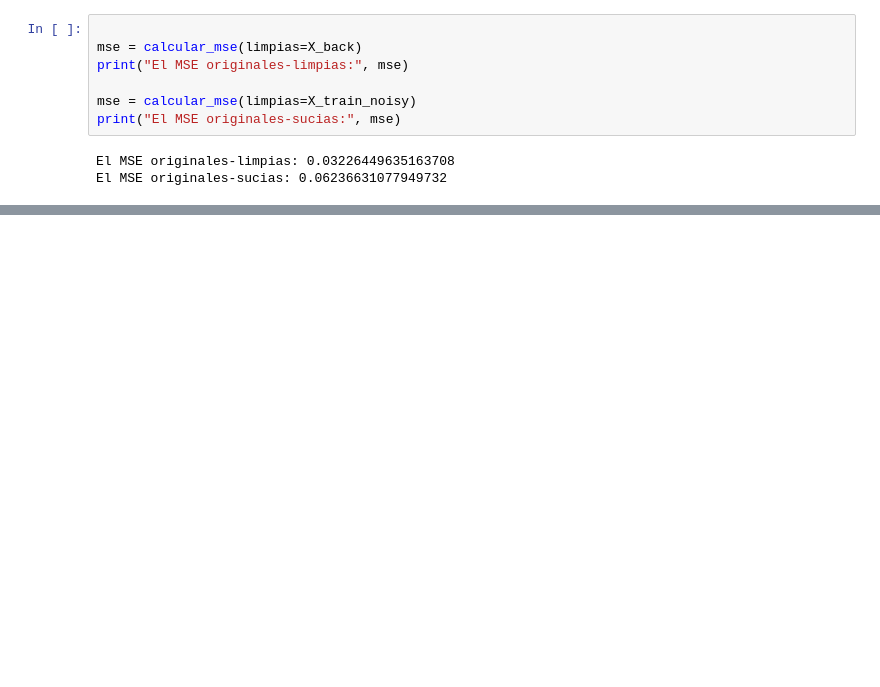
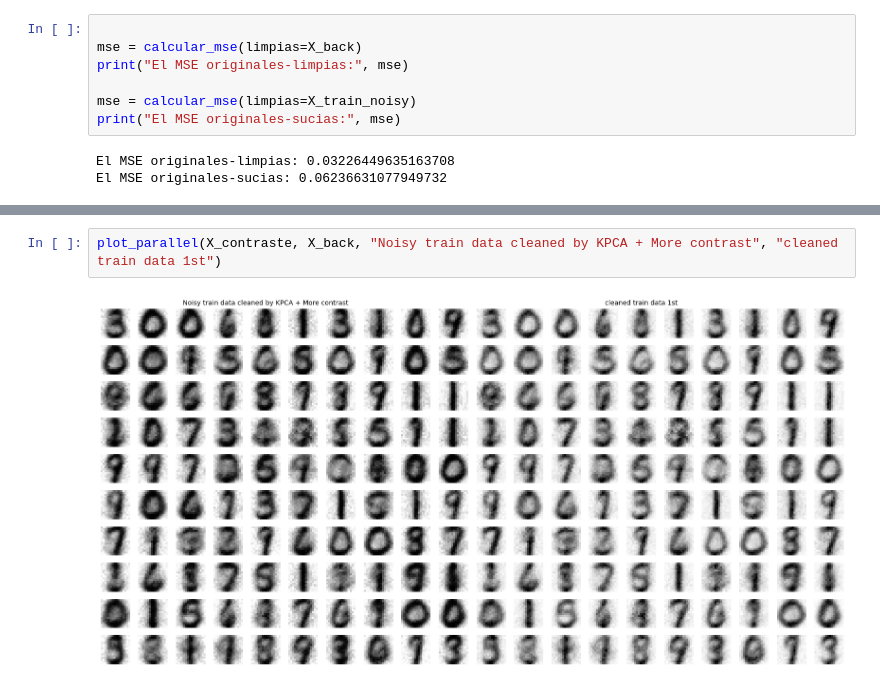
Before and after one commit to jemarle/AMII, a Jupyter notebook: Proyecto_denoising/Pr_denoising_carlos_propia.ipynb, the cells around one changed output, grey strips where cells are left out. Saved outputs shown, nothing was run; the diff lists cells and outputs as text; blank space fills up the shorter version.

```diff
--- a/Proyecto_denoising/Pr_denoising_carlos_propia.ipynb
+++ b/Proyecto_denoising/Pr_denoising_carlos_propia.ipynb
@@ -110,0 +162,4 @@ El MSE originales-sucias: 0.06236631077949732
+# %%
+plot_parallel(X_contraste, X_back, "Noisy train data cleaned by KPCA + More contrast", "cleaned train data 1st")
+# %% [output]
+[figure, added]
```
Also changed, not shown: parts of 10 cells of this notebook.
